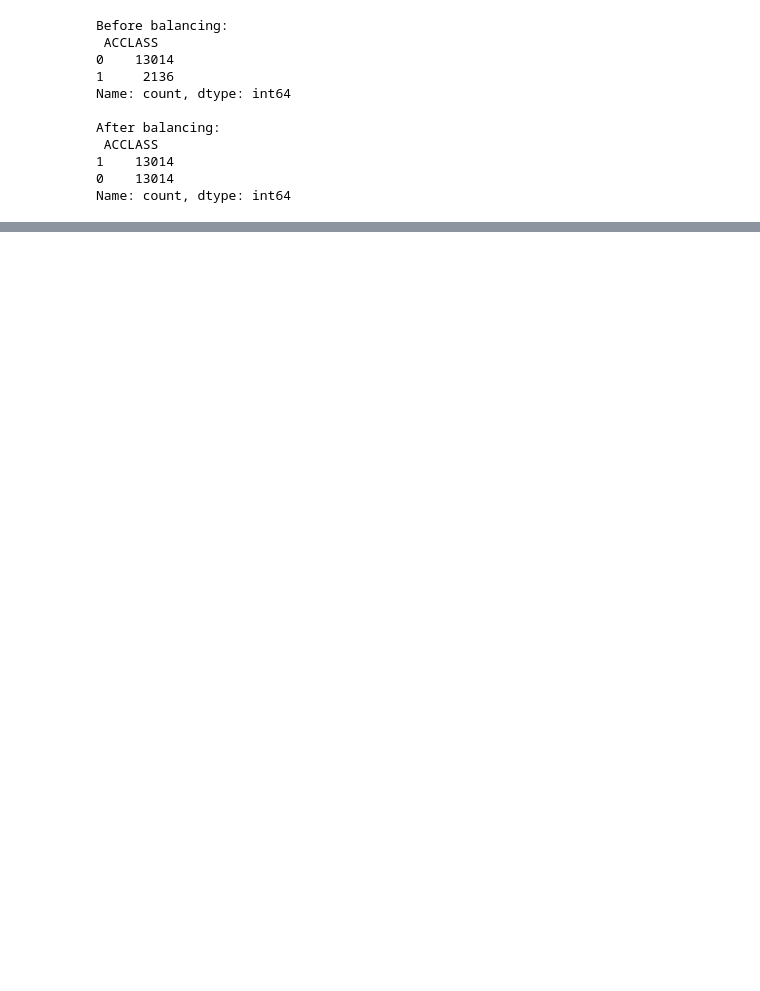
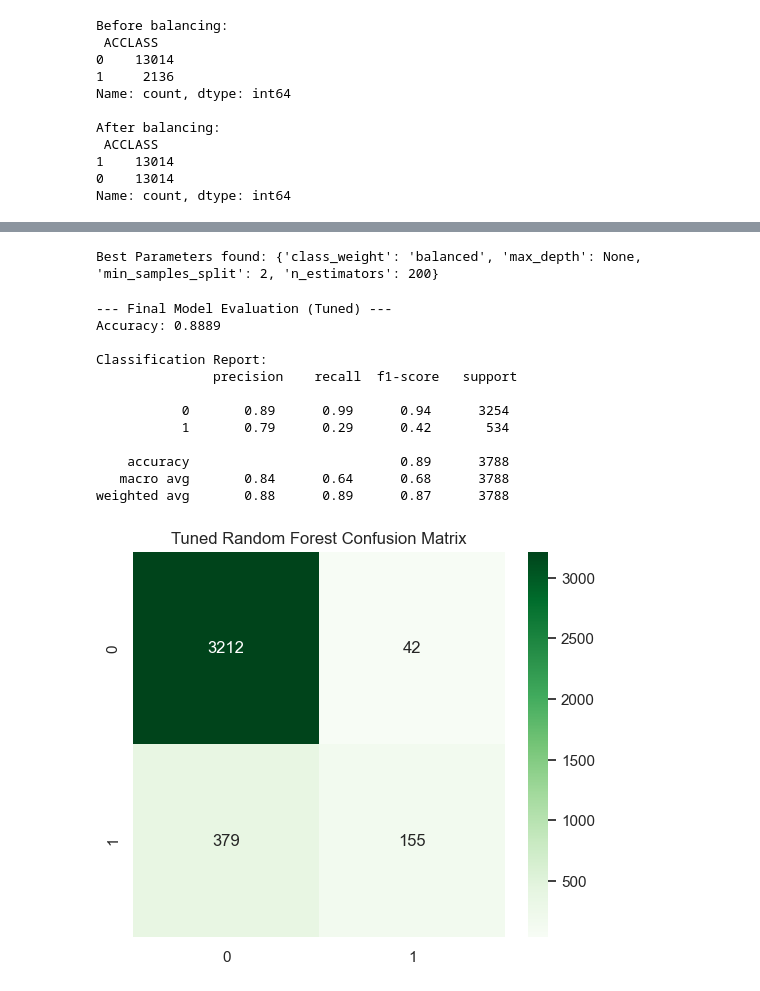
Before and after one commit to Yaksh4826/COMP247_TorontoCollision_ML_Project, a Jupyter notebook: KSI_project.ipynb, the cells around one changed output, grey strips where cells are left out. Drawn from its saved outputs; the diff is of its cells as text; code cells hidden in the pictures; blank space fills up the shorter version.

```diff
--- a/KSI_project.ipynb
+++ b/KSI_project.ipynb
@@ -722,0 +762,24 @@ Name: count, dtype: int64
+# %%
+from sklearn.model_selection import GridSearchCV
+
+# Define the parameter grid
+param_grid = {
+    'n_estimators': [100, 200],
+    'max_depth': [10, 20, None],
+    'min_samples_split': [2, 5],
+    'class_weight': ['balanced', None]
+}
+
+# Initialize GridSearch
+grid_search = GridSearchCV(estimator=RandomForestClassifier(random_state=89),
+                           param_grid=param_grid,
+                           cv=3, n_jobs=-1, verbose=2)
+
+# Fit GridSearch
+grid_search.fit(X_resampled, y_resampled)
+
+print(f"Best Parameters: {grid_search.best_params_}")
+
+# Use the best model for final prediction
+best_rf_mn = grid_search.best_estimator_
+y_pred_best_mn = best_rf_mn.predict(X_test_processed)
@@ -722,0 +804,29 @@ Name: count, dtype: int64
+# %%
+print(f"Best Parameters found: {grid_search.best_params_}")
+# %% [output]
+Best Parameters found: {'class_weight': 'balanced', 'max_depth': None, 'min_samples_split': 2, 'n_estimators': 200}
+# %%
+# Evaluation Metrics
+print("Final Model Evaluation (Tuned)")
+print(f"Accuracy: {accuracy_score(y_test, y_pred_best_mn):.4f}")
+print("\nClassification Report:\n", classification_report(y_test, y_pred_best_mn))
+
+# Plot the new Confusion Matrix
+plt.figure(figsize=(6, 5))
+sns.heatmap(confusion_matrix(y_test, y_pred_best_mn), annot=True, fmt='d', cmap='Greens')
+plt.title('Tuned Random Forest Confusion Matrix')
+plt.show()
+# %% [output]
+--- Final Model Evaluation (Tuned) ---
+Accuracy: 0.8889
+
+Classification Report:
+               precision    recall  f1-score   support
+
+           0       0.89      0.99      0.94      3254
+           1       0.79      0.29      0.42       534
+
+    accuracy                           0.89      3788
+   macro avg       0.84      0.64      0.68      3788
+weighted avg       0.88      0.89      0.87      3788
+[figure, added]
```
Also changed, not shown: parts of 22 cells of this notebook, 1 other file.
